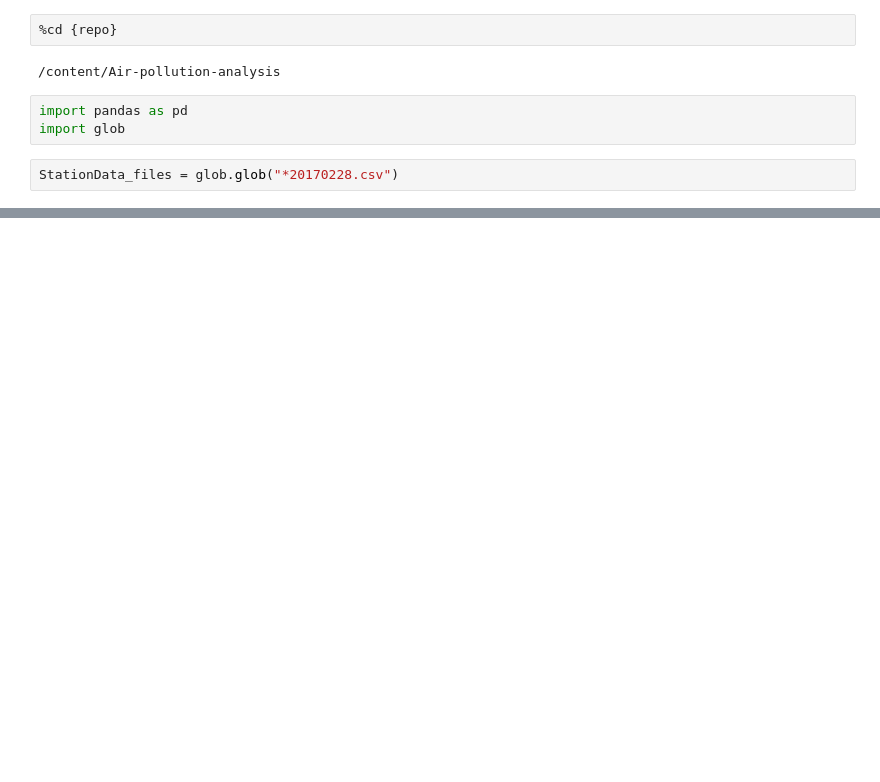
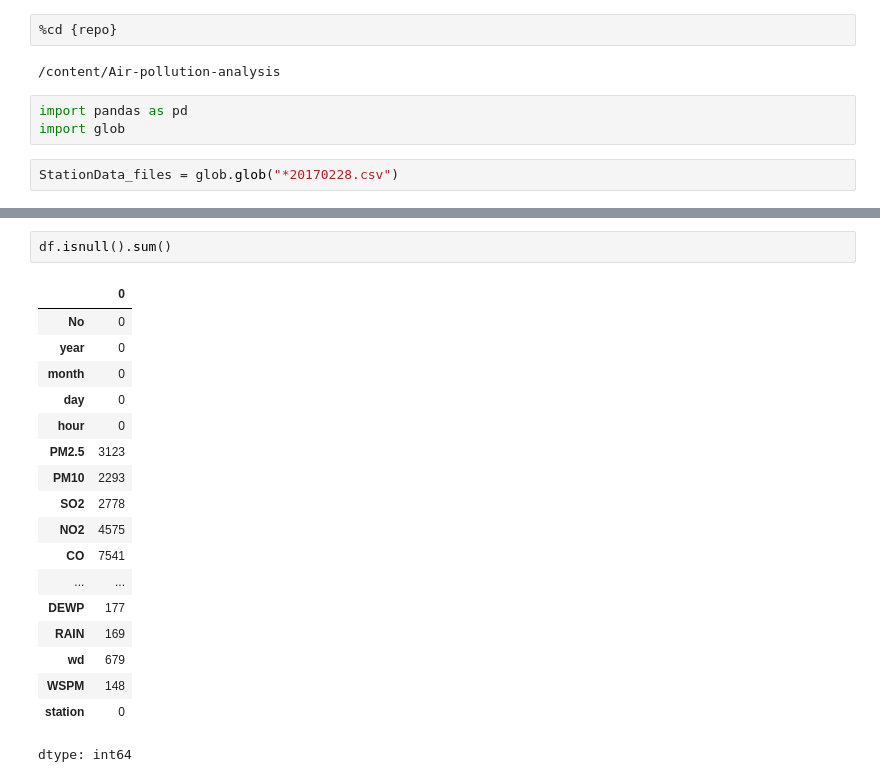
Before and after one commit to SameerPasha565/Air-pollution-analysis, a Jupyter notebook: Prac1Assignment.ipynb, the cells around one changed output, grey strips where cells are left out. Saved outputs shown, nothing was run; the diff lists cells and outputs as text; blank space fills up the shorter version.

```diff
--- a/Prac1Assignment.ipynb
+++ b/Prac1Assignment.ipynb
@@ -68,0 +114,21 @@ df
+# %%
+df.isnull().sum()
+# %% [output]
+|  | 0 |
+| No | 0 |
+| year | 0 |
+| month | 0 |
+| day | 0 |
+| hour | 0 |
+| PM2.5 | 3123 |
+| PM10 | 2293 |
+| SO2 | 2778 |
+| NO2 | 4575 |
+| CO | 7541 |
+| ... | ... |
+| DEWP | 177 |
+| RAIN | 169 |
+| wd | 679 |
+| WSPM | 148 |
+| station | 0 |
+dtype: int64
```
Also changed, not shown: parts of 6 cells of this notebook.
